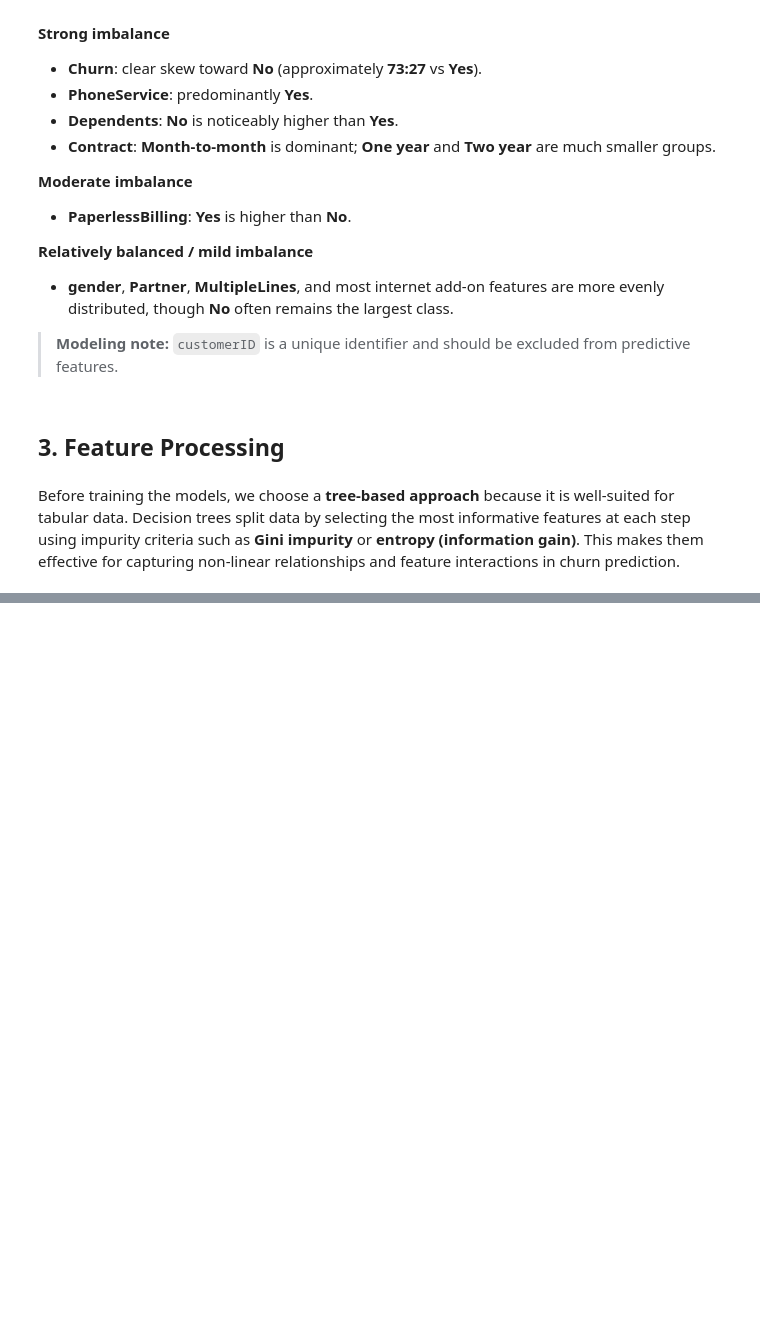
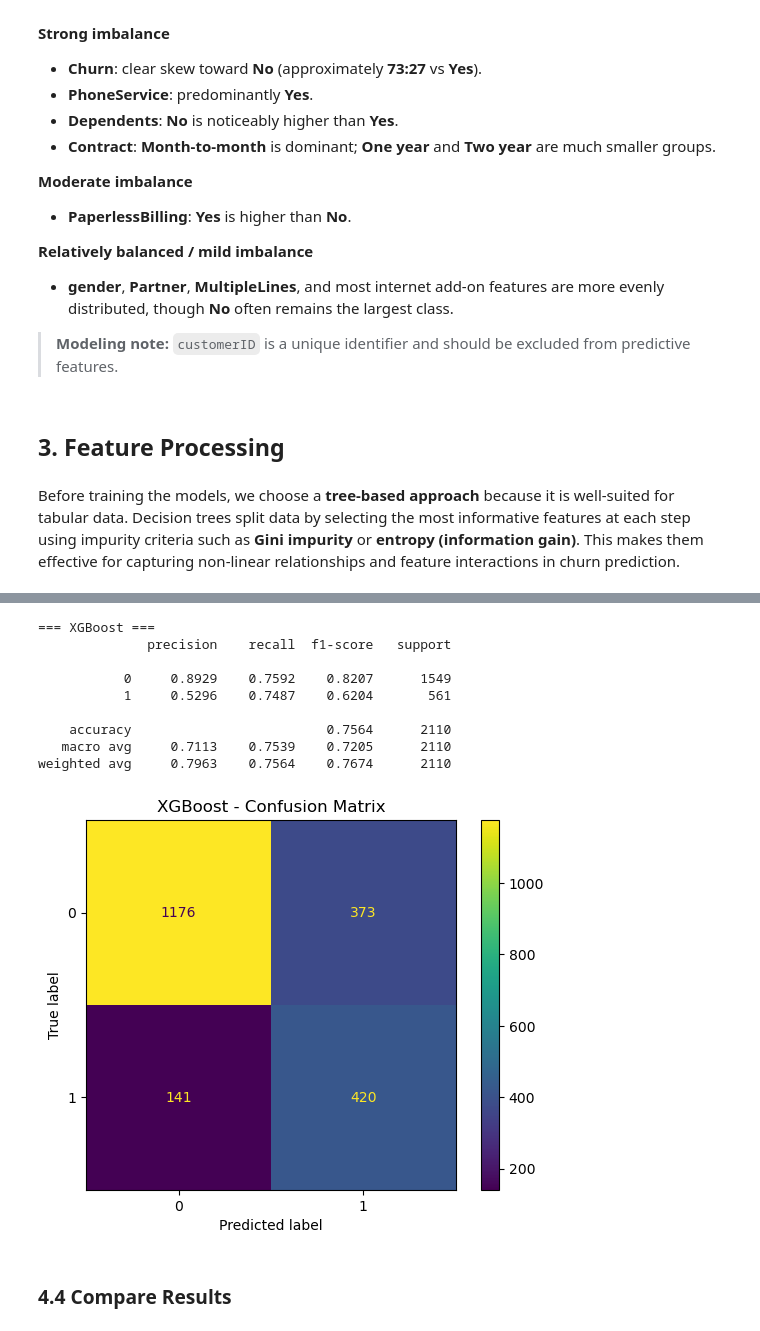
Before and after one commit to bjleee/Customer-Churn-Prediction-System, a Jupyter notebook: notebooks1.ipynb, the cells around one changed output, grey strips where cells are left out. Saved outputs shown, nothing was run; the diff lists cells and outputs as text; code cells hidden in the pictures; blank space fills up the shorter version.

Commit message:
Add RF and XGBoost modeling with feature importance in notebook

```diff
--- a/notebooks1.ipynb
+++ b/notebooks1.ipynb
@@ -217,0 +347,49 @@ Before training the models, we choose a **tree-based approach** because it is we
+# %%
+from xgboost import XGBClassifier
+
+neg, pos = np.bincount(y_train)
+scale_pos_weight = neg / pos
+
+xgb_pipeline = Pipeline(
+    steps=[
+        ("preprocess", preprocessor),
+        (
+            "model",
+            XGBClassifier(
+                objective="binary:logistic",
+                n_estimators=500,
+                learning_rate=0.05,
+                max_depth=4,
+                subsample=0.9,
+                colsample_bytree=0.9,
+                reg_lambda=1.0,
+                random_state=42,
+                n_jobs=-1,
+                eval_metric="logloss",
+                scale_pos_weight=scale_pos_weight,
+            ),
+        ),
+    ]
+)
+
+xgb_metrics = evaluate_model(
+    "XGBoost",
+    xgb_pipeline,
+    X_train,
+    X_test,
+    y_train,
+    y_test,
+)
+# %% [output]
+=== XGBoost ===
+              precision    recall  f1-score   support
+
+           0     0.8929    0.7592    0.8207      1549
+           1     0.5296    0.7487    0.6204       561
+
+    accuracy                         0.7564      2110
+   macro avg     0.7113    0.7539    0.7205      2110
+weighted avg     0.7963    0.7564    0.7674      2110
+[figure, added]
+# %% [markdown]
+### 4.4 Compare Results
```
Also changed, not shown: parts of 18 cells of this notebook.
